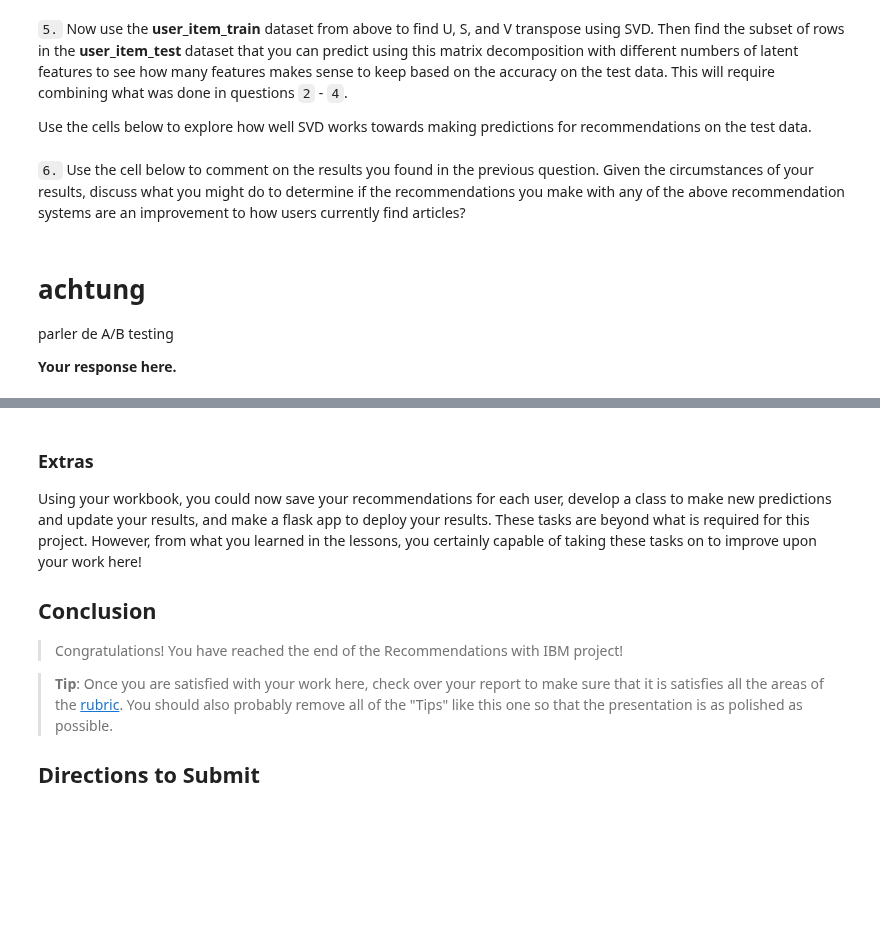
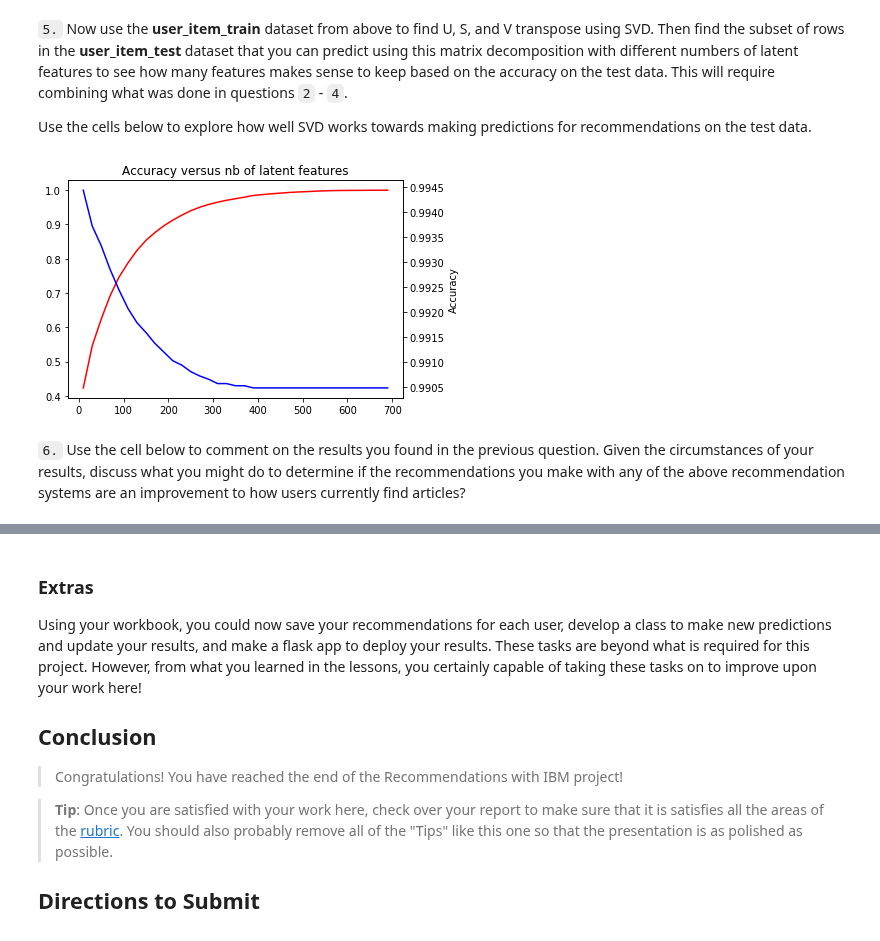
Before and after one commit to jc-udacity/datascientist, a Jupyter notebook: 08_experimental_design_and_recommandations/project/Recommendations_with_IBM.ipynb, the cells around one changed output, grey strips where cells are left out. Cells and saved outputs as stored; diff of their text form; code cells hidden in the pictures; blank space fills up the shorter version.

```diff
--- a/08_experimental_design_and_recommandations/project/Recommendations_with_IBM.ipynb
+++ b/08_experimental_design_and_recommandations/project/Recommendations_with_IBM.ipynb
@@ -1132,7 +1182,12 @@ u_train, s_train, vt_train = np.linalg.svd(user_item_train) # fit svd similar to
+# %%
+fig, ax1 = plt.subplots()
+ax2 = ax1.twinx()
+ax1.plot(num_latent_feats, 1 - np.array(sum_errs_train)/df.shape[0], color='r');
+ax2.plot(num_latent_feats, 1 - np.array(sum_errs_test)/df.shape[0], color='b');
+plt.xlabel('Nb latent features');
+plt.ylabel('Accuracy');
+plt.title('Accuracy versus nb of latent features');
+# %% [output]
+[figure, added]
 # %% [markdown]
 `6.` Use the cell below to comment on the results you found in the previous question. Given the circumstances of your results, discuss what you might do to determine if the recommendations you make with any of the above recommendation systems are an improvement to how users currently find articles?
-# %% [markdown]
-# achtung
-parler de A/B testing
-
-**Your response here.**
```
Also changed, not shown: parts of 5 cells of this notebook.
